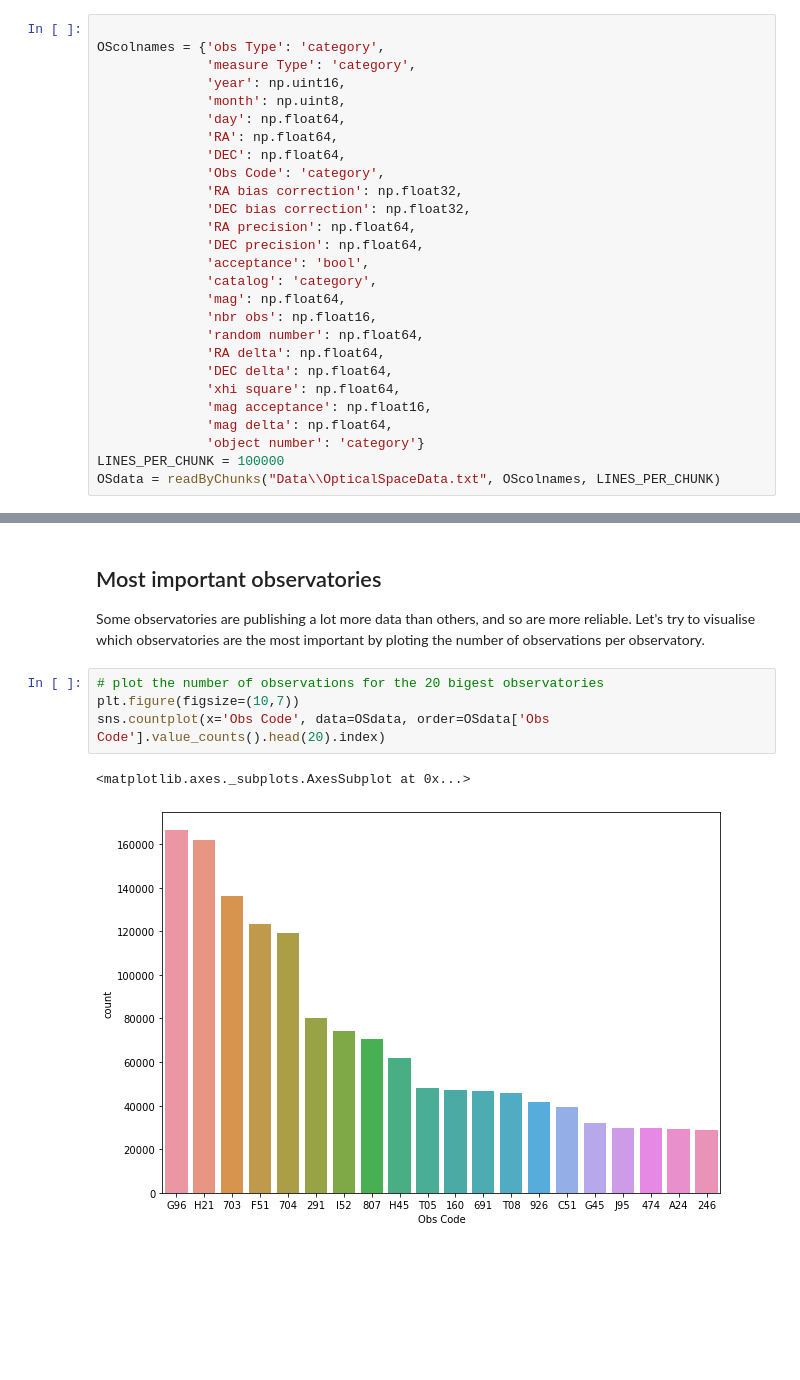
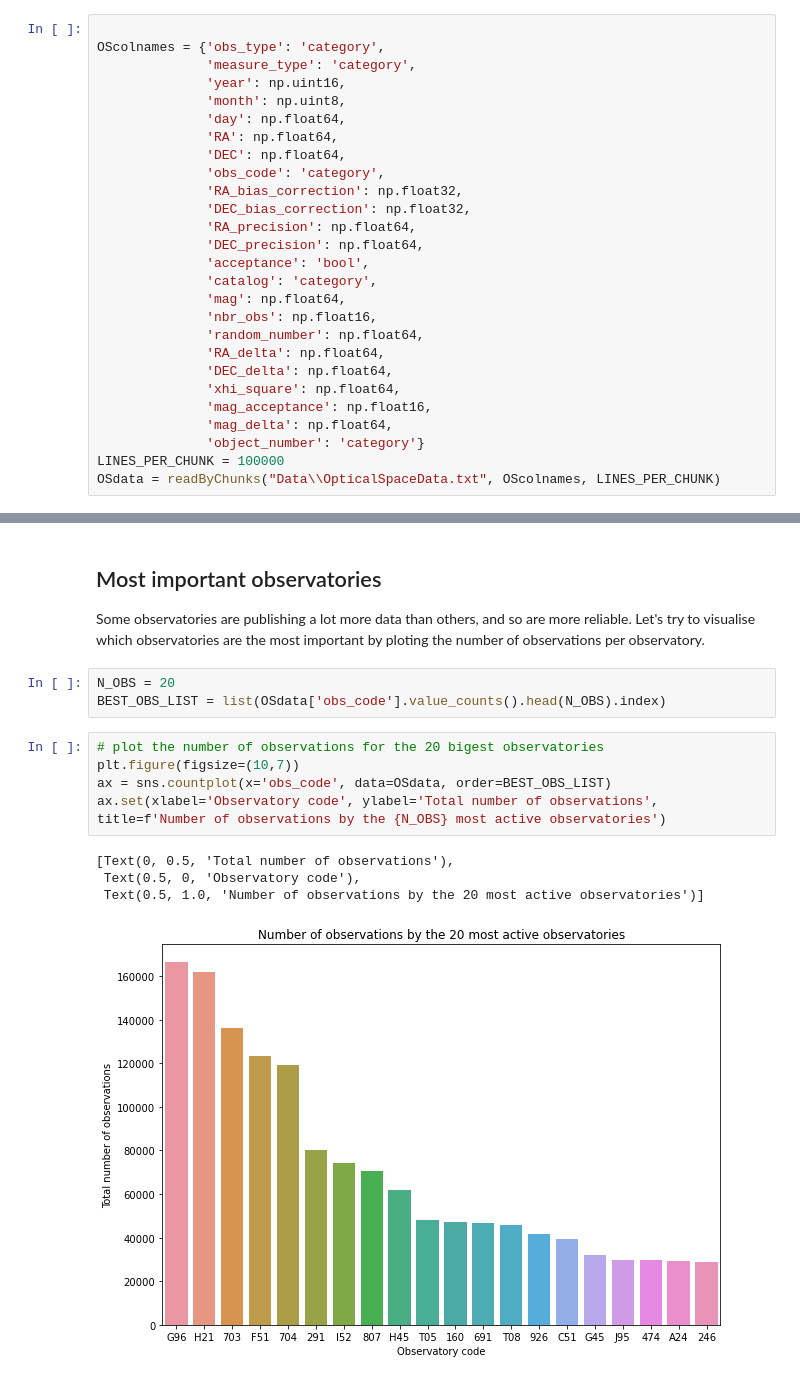
Before and after one commit to Keith-Maxwell/DynAstVO-Stats, a Jupyter notebook: Visualisation_DynAstVO.ipynb, the cells around one changed output, grey strips where cells are left out. Drawn from its saved outputs; the diff is of its cells as text; blank space fills up the shorter version.

```diff
--- a/Visualisation_DynAstVO.ipynb
+++ b/Visualisation_DynAstVO.ipynb
@@ -26,29 +26,29 @@ Firstly, we give a name to every column (cf documentation), and we read the file
 We start with the optical and spatial observations together in the same Dataframe because they have the same format.
 # %%
 
-OScolnames = {'obs Type': 'category',
-              'measure Type': 'category',
+OScolnames = {'obs_type': 'category',
+              'measure_type': 'category',
               'year': np.uint16,
               'month': np.uint8,
               'day': np.float64,
               'RA': np.float64,
               'DEC': np.float64,
-              'Obs Code': 'category',
-              'RA bias correction': np.float32,
-              'DEC bias correction': np.float32,
-              'RA precision': np.float64,
-              'DEC precision': np.float64,
+              'obs_code': 'category',
+              'RA_bias_correction': np.float32,
+              'DEC_bias_correction': np.float32,
+              'RA_precision': np.float64,
+              'DEC_precision': np.float64,
               'acceptance': 'bool',
               'catalog': 'category',
               'mag': np.float64,
-              'nbr obs': np.float16,
-              'random number': np.float64,
-              'RA delta': np.float64,
-              'DEC delta': np.float64,
-              'xhi square': np.float64,
-              'mag acceptance': np.float16,
-              'mag delta': np.float64,
-              'object number': 'category'}
+              'nbr_obs': np.float16,
+              'random_number': np.float64,
+              'RA_delta': np.float64,
+              'DEC_delta': np.float64,
+              'xhi_square': np.float64,
+              'mag_acceptance': np.float16,
+              'mag_delta': np.float64,
+              'object_number': 'category'}
 LINES_PER_CHUNK = 100000
 OSdata = readByChunks("Data\\OpticalSpaceData.txt", OScolnames, LINES_PER_CHUNK)
 # %% [markdown]
@@ -83,11 +77,17 @@ data_complete = concatenate([OSdata, Rdata])
 ## Most important observatories
 
 Some observatories are publishing a lot more data than others, and so are more reliable. Let's try to visualise which observatories are the most important by ploting the number of observations per observatory.
+# %%
+N_OBS = 20
+BEST_OBS_LIST = list(OSdata['obs_code'].value_counts().head(N_OBS).index)
 # %%
 # plot the number of observations for the 20 bigest observatories
 plt.figure(figsize=(10,7))
-sns.countplot(x='Obs Code', data=OSdata, order=OSdata['Obs Code'].value_counts().head(20).index)
+ax = sns.countplot(x='obs_code', data=OSdata, order=BEST_OBS_LIST)
+ax.set(xlabel='Observatory code', ylabel='Total number of observations', title=f'Number of observations by the {N_OBS} most active observatories')
 # %% [output]
-<matplotlib.axes._subplots.AxesSubplot at 0x...>
+[Text(0, 0.5, 'Total number of observations'),
+ Text(0.5, 0, 'Observatory code'),
+ Text(0.5, 1.0, 'Number of observations by the 20 most active observatories')]
-[figure, old version]
+[figure, new version]
 # %% [markdown]
```
Also changed, not shown: parts of 8 cells of this notebook, 4 other files.
